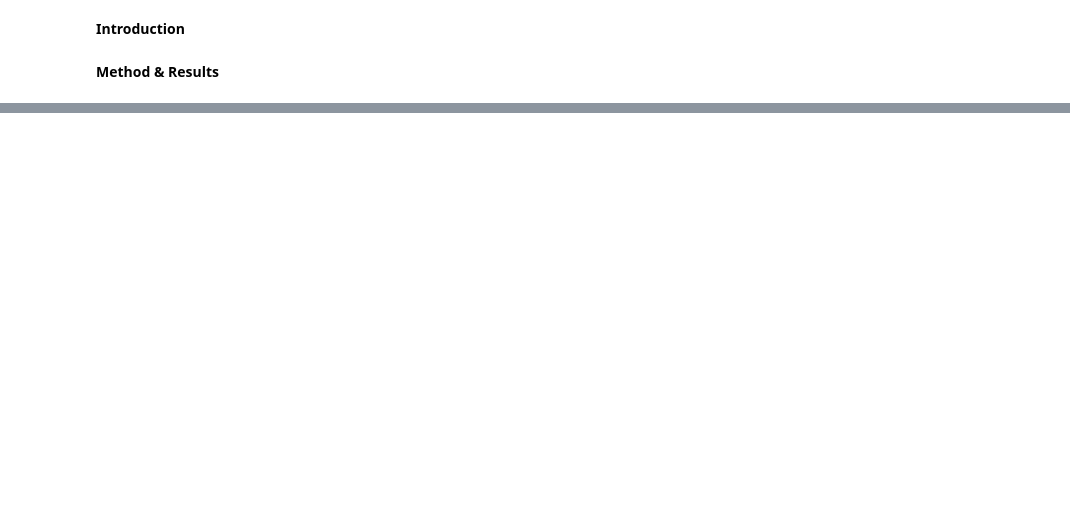
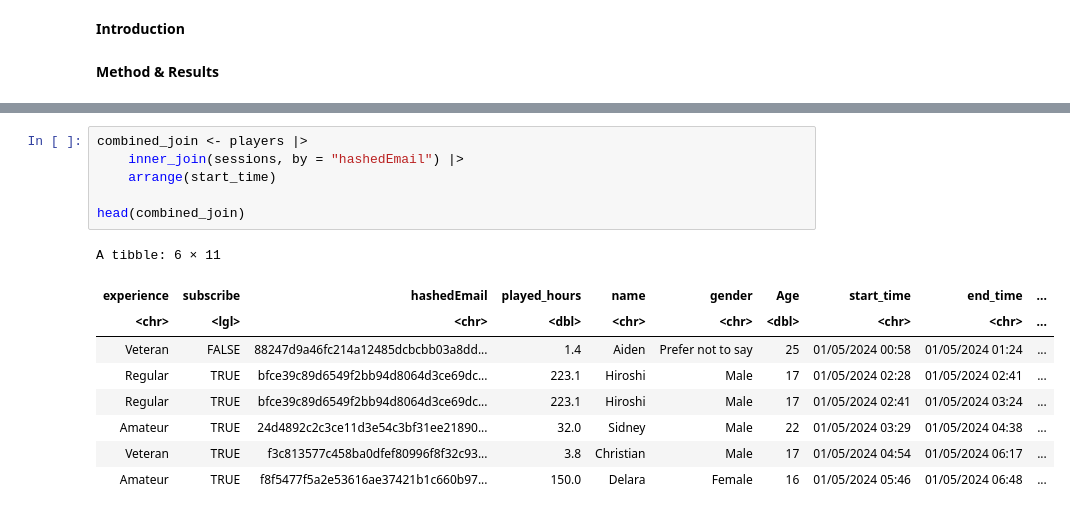
Before and after one commit to kianshahnia/dsci-100-final-report, a Jupyter notebook: final_project.ipynb, the cells around one changed output, grey strips where cells are left out. Saved outputs shown, nothing was run; the diff lists cells and outputs as text; blank space fills up the shorter version.

```diff
--- a/final_project.ipynb
+++ b/final_project.ipynb
@@ -36,0 +53,16 @@ ERROR: Error: 'data/players.csv' does not exist in current working directory ('/
+# %%
+combined_join <- players |>
+    inner_join(sessions, by = "hashedEmail") |>
+    arrange(start_time)
+
+head(combined_join)
+# %% [output]
+A tibble: 6 × 11
+| experience | subscribe | hashedEmail | played_hours | name | gender | Age | start_time | end_time | ... |
+| <chr> | <lgl> | <chr> | <dbl> | <chr> | <chr> | <dbl> | <chr> | <chr> | ... |
+| Veteran | FALSE | 88247d9a46fc214a12485dcbcbb03a8dd... | 1.4 | Aiden | Prefer not to say | 25 | 01/05/2024 00:58 | 01/05/2024 01:24 | ... |
+| Regular | TRUE | bfce39c89d6549f2bb94d8064d3ce69dc... | 223.1 | Hiroshi | Male | 17 | 01/05/2024 02:28 | 01/05/2024 02:41 | ... |
+| Regular | TRUE | bfce39c89d6549f2bb94d8064d3ce69dc... | 223.1 | Hiroshi | Male | 17 | 01/05/2024 02:41 | 01/05/2024 03:24 | ... |
+| Amateur | TRUE | 24d4892c2c3ce11d3e54c3bf31ee21890... | 32.0 | Sidney | Male | 22 | 01/05/2024 03:29 | 01/05/2024 04:38 | ... |
+| Veteran | TRUE | f3c813577c458ba0dfef80996f8f32c93... | 3.8 | Christian | Male | 17 | 01/05/2024 04:54 | 01/05/2024 06:17 | ... |
+| Amateur | TRUE | f8f5477f5a2e53616ae37421b1c660b97... | 150.0 | Delara | Female | 16 | 01/05/2024 05:46 | 01/05/2024 06:48 | ... |
```
Also changed, not shown: parts of 8 cells of this notebook.
